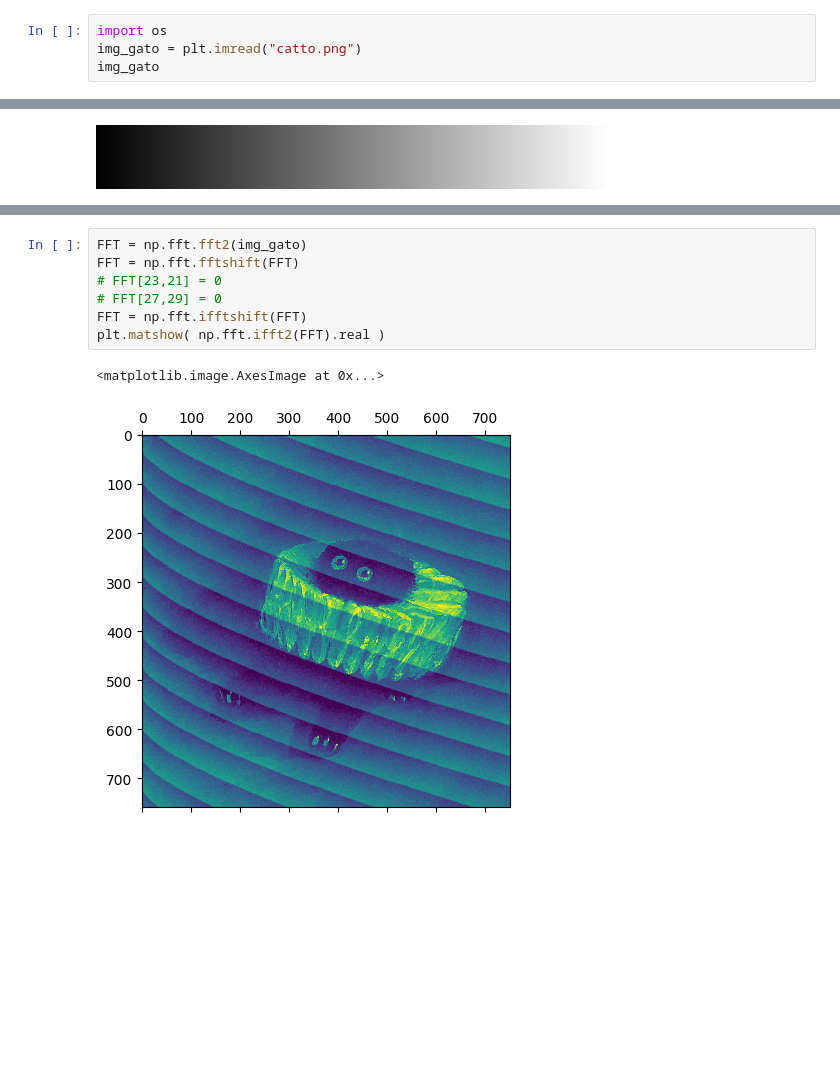
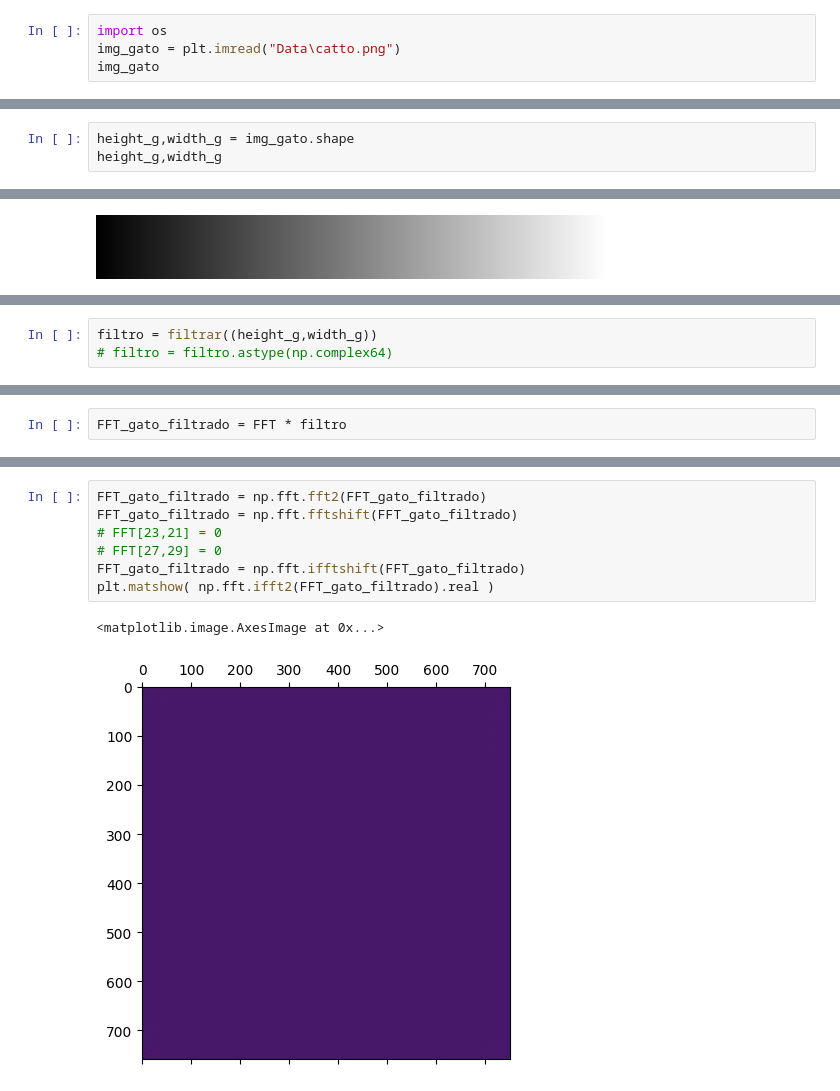
Before and after one commit to JessiDaniL/metodos2_grupo1, a Jupyter notebook: Talleres/Taller_2/Punto3b.ipynb, the cells around one changed output, grey strips where cells are left out. Cells and saved outputs as stored; diff of their text form; blank space fills up the shorter version.

```diff
--- a/Talleres/Taller_2/Punto3b.ipynb
+++ b/Talleres/Taller_2/Punto3b.ipynb
@@ -4,7 +4,7 @@ import matplotlib.pyplot as plt
 import PIL
 # %%
 import os
-img_gato = plt.imread("catto.png")
+img_gato = plt.imread("Data\catto.png")
 img_gato
 # %% [output]
 array([[0.3372549 , 0.3529412 , 0.35686275, ..., 0.4392157 , 0.4509804 ,
@@ -25,3 +25,6 @@ plt.matshow(img_gato)
 # %% [output]
 <matplotlib.image.AxesImage at 0x...>
 [figure]
+# %%
+height_g,width_g = img_gato.shape
+height_g,width_g
@@ -58,0 +113,3 @@ FFT = np.fft.ifftshift(FFT)
+# %%
+filtro = filtrar((height_g,width_g))
+# filtro = filtro.astype(np.complex64)
@@ -58,0 +118,2 @@ FFT = np.fft.ifftshift(FFT)
+# %%
+FFT_gato_filtrado = FFT * filtro
@@ -59,10 +139,10 @@ FFT = np.fft.ifftshift(FFT)
 # %%
-FFT = np.fft.fft2(img_gato)
-FFT = np.fft.fftshift(FFT)
+FFT_gato_filtrado = np.fft.fft2(FFT_gato_filtrado)
+FFT_gato_filtrado = np.fft.fftshift(FFT_gato_filtrado)
 # FFT[23,21] = 0
 # FFT[27,29] = 0
-FFT = np.fft.ifftshift(FFT)
-plt.matshow( np.fft.ifft2(FFT).real )
+FFT_gato_filtrado = np.fft.ifftshift(FFT_gato_filtrado)
+plt.matshow( np.fft.ifft2(FFT_gato_filtrado).real )
 # %% [output]
 <matplotlib.image.AxesImage at 0x...>
-[figure, old version]
+[figure, new version]
```
Also changed, not shown: parts of 8 cells of this notebook, 2 other files.
